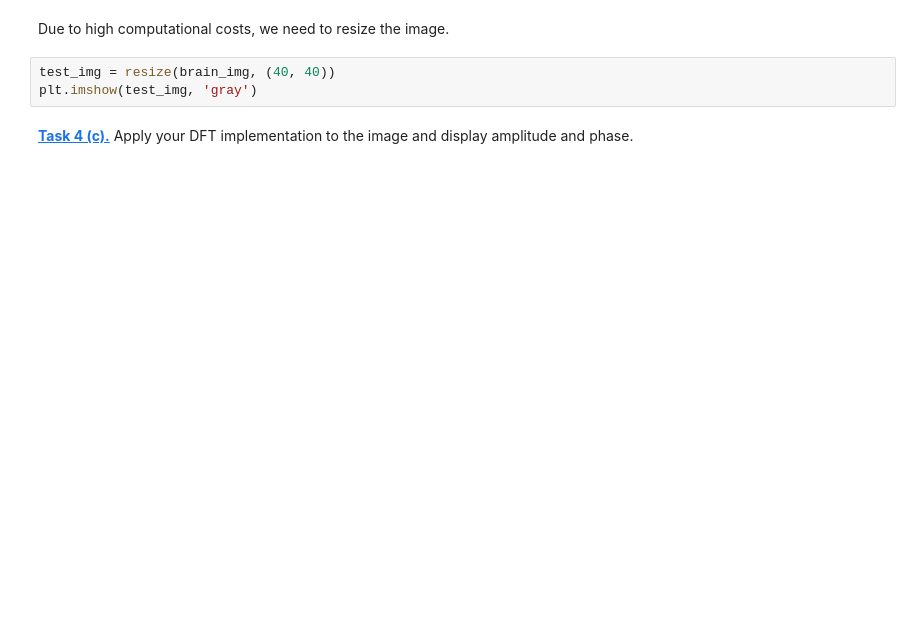
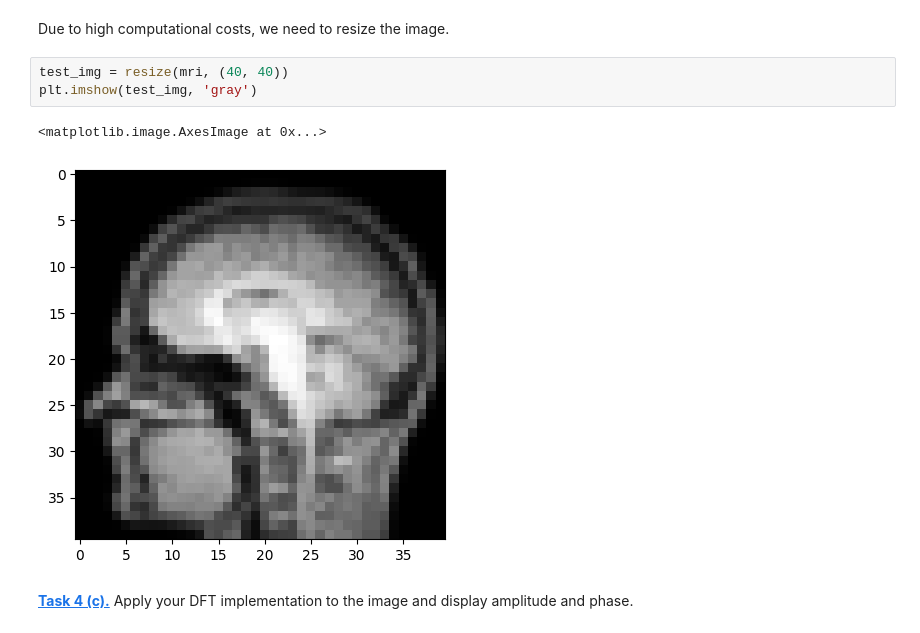
Before and after one commit to k8nsti/mobi-fs5-python, a Jupyter notebook: fourier.ipynb, the cells around one changed output. Cells and saved outputs as stored; diff of their text form; blank space fills up the shorter version.

```diff
--- a/fourier.ipynb
+++ b/fourier.ipynb
@@ -233,7 +250,10 @@ def own_dft(img):
 # %% [markdown]
 Due to high computational costs, we need to resize the image.
 # %%
-test_img = resize(brain_img, (40, 40))
+test_img = resize(mri, (40, 40))
 plt.imshow(test_img, 'gray')
+# %% [output]
+<matplotlib.image.AxesImage at 0x...>
+[figure, added]
 # %% [markdown]
 **[Task 4 (c).]()** Apply your DFT implementation to the image and display amplitude and phase.
```
Also changed, not shown: parts of 4 cells of this notebook.
